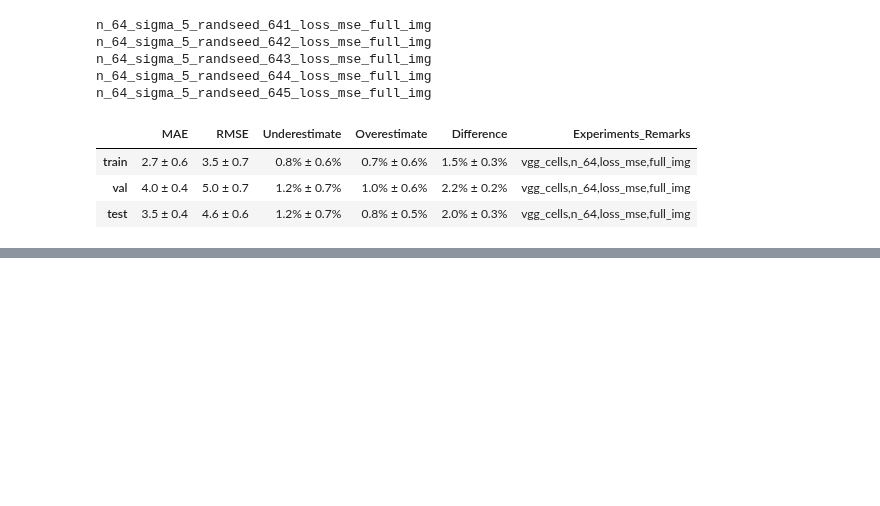
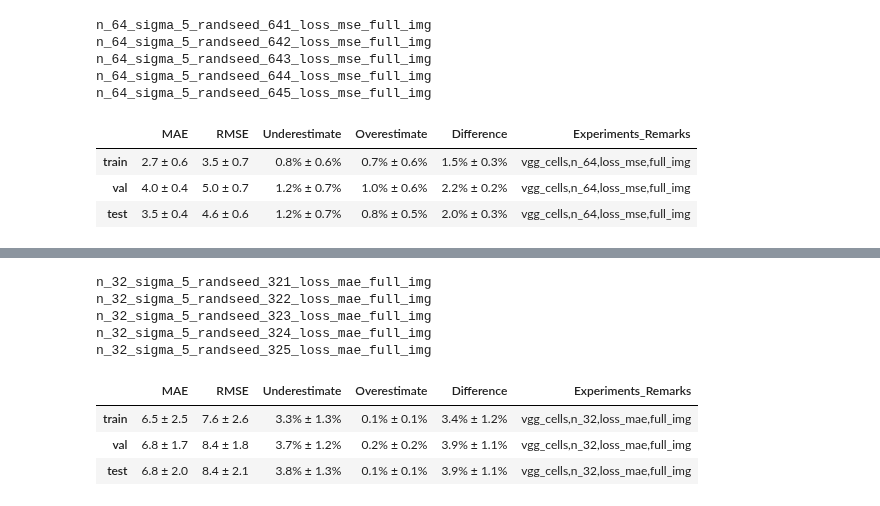
Before and after one commit to Tudor67/Object-Counting, a Jupyter notebook: experiments/2_unet/vgg_cells/experiments_stats.ipynb, the cells around one changed output, grey strips where cells are left out. Saved outputs shown, nothing was run; the diff lists cells and outputs as text; code cells hidden in the pictures; blank space fills up the shorter version.

Commit message:
added 2_unet exp results on vgg_cells (mae loss, full img, batch_size=16)

```diff
--- a/experiments/2_unet/vgg_cells/experiments_stats.ipynb
+++ b/experiments/2_unet/vgg_cells/experiments_stats.ipynb
@@ -55,0 +62,14 @@ n_64_sigma_5_randseed_645_loss_mse_full_img
+# %%
+res_list = load_experiments_results('.', ['n_32', 'loss_mae', 'full_img'])
+res_df = get_mean_and_std_of_experiments(res_list, ','.join(['vgg_cells', 'n_32', 'loss_mae', 'full_img']))
+res_df.head()
+# %% [output]
+n_32_sigma_5_randseed_321_loss_mae_full_img
+n_32_sigma_5_randseed_322_loss_mae_full_img
+n_32_sigma_5_randseed_323_loss_mae_full_img
+n_32_sigma_5_randseed_324_loss_mae_full_img
+n_32_sigma_5_randseed_325_loss_mae_full_img
+|  | MAE | RMSE | Underestimate | Overestimate | Difference | Experiments_Remarks |
+| train | 6.5 ± 2.5 | 7.6 ± 2.6 | 3.3% ± 1.3% | 0.1% ± 0.1% | 3.4% ± 1.2% | vgg_cells,n_32,loss_mae,full_img |
+| val | 6.8 ± 1.7 | 8.4 ± 1.8 | 3.7% ± 1.2% | 0.2% ± 0.2% | 3.9% ± 1.1% | vgg_cells,n_32,loss_mae,full_img |
+| test | 6.8 ± 2.0 | 8.4 ± 2.1 | 3.8% ± 1.3% | 0.1% ± 0.1% | 3.9% ± 1.1% | vgg_cells,n_32,loss_mae,full_img |
```
Also changed, not shown: parts of 2 cells of this notebook, 24 other files.
